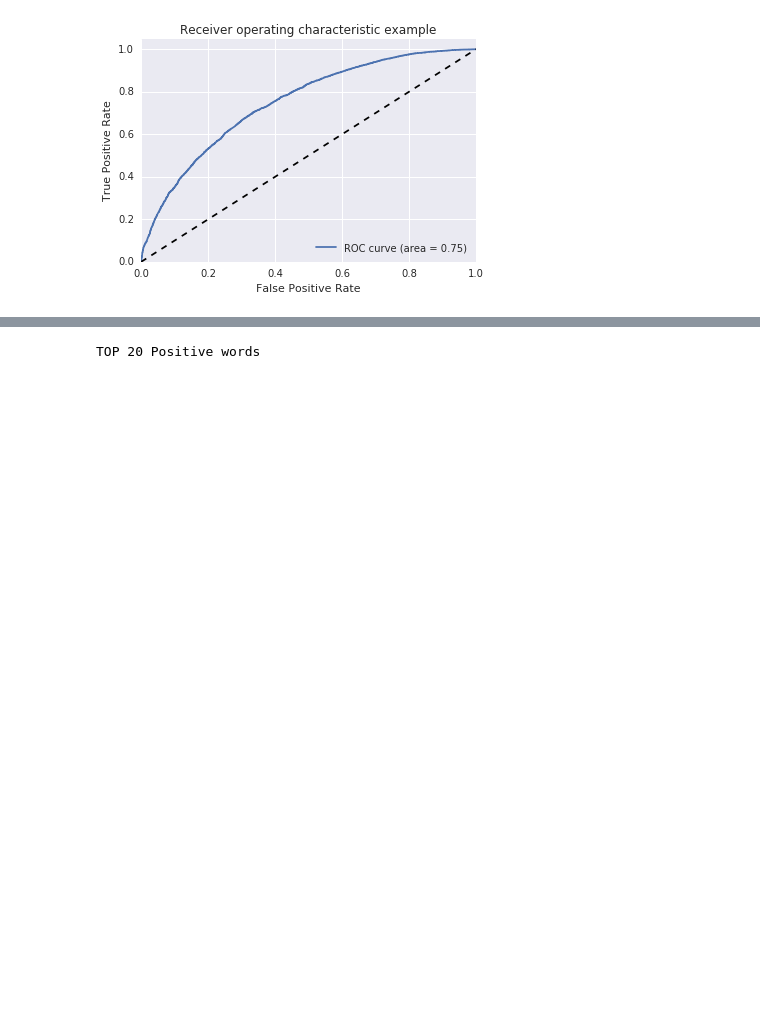
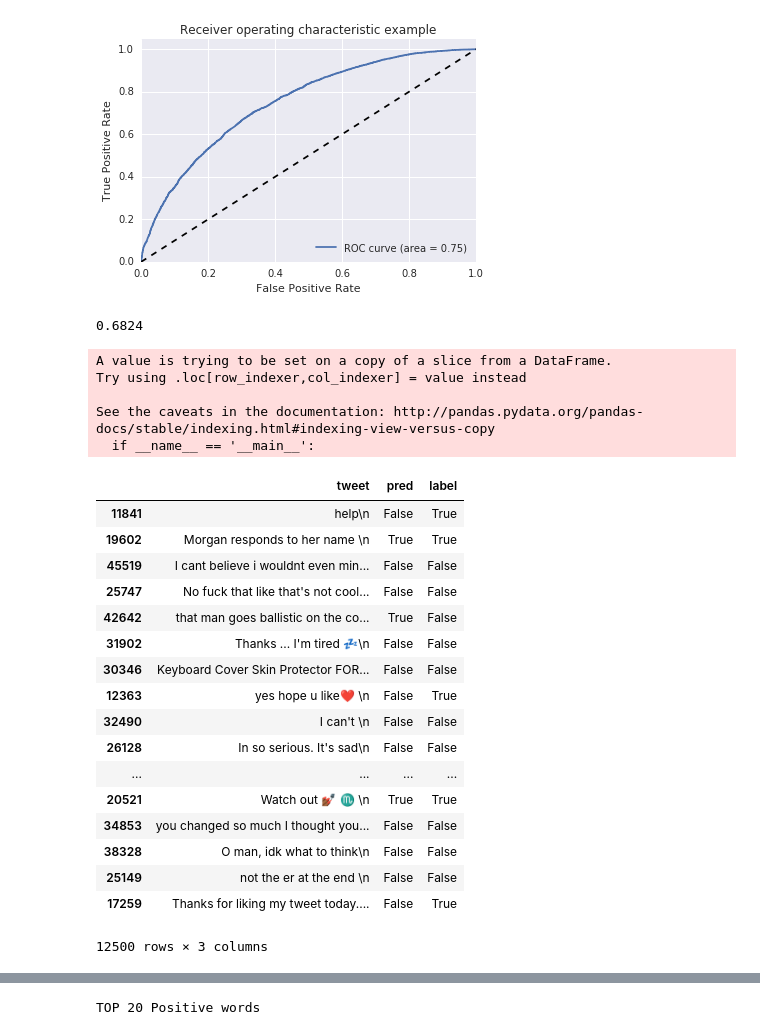
Before and after one commit to SuperHappyFunDataTime/SentimentAnalysis, a Jupyter notebook: Sentiment_Modeling_JL.ipynb, the cells around one changed output, grey strips where cells are left out. Cells and saved outputs as stored; diff of their text form; code cells hidden in the pictures; blank space fills up the shorter version.

```diff
--- a/Sentiment_Modeling_JL.ipynb
+++ b/Sentiment_Modeling_JL.ipynb
@@ -265,3 +267,36 @@ clf.fit(train_data.tweet.values, train_data.label)
 plot_roc_curve(test_data.label, clf.predict_proba(test_data.tweet)[:,1])
 # %% [output]
 [figure]
+# %%
+print(sum(test_data.label == clf.predict(test_data.tweet))*1.0/len(test_data))
+# %% [output]
+0.6824
+# %%
+test_data['pred'] = clf.predict(test_data.tweet)
+# %% [output]
+A value is trying to be set on a copy of a slice from a DataFrame.
+Try using .loc[row_indexer,col_indexer] = value instead
+
+See the caveats in the documentation: http://pandas.pydata.org/pandas-docs/stable/indexing.html#indexing-view-versus-copy
+  if __name__ == '__main__':
+# %%
+test_data[['tweet','pred','label']]
+# %% [output]
+|  | tweet | pred | label |
+| 11841 | help\n | False | True |
+| 19602 | Morgan responds to her name \n | True | True |
+| 45519 | I cant believe i wouldnt even min... | False | False |
+| 25747 | No fuck that like that's not cool... | False | False |
+| 42642 | that man goes ballistic on the co... | True | False |
+| 31902 | Thanks ... I'm tired 💤\n | False | False |
+| 30346 | Keyboard Cover Skin Protector FOR... | False | False |
+| 12363 | yes hope u like❤️ \n | False | True |
+| 32490 | I can't \n | False | False |
+| 26128 | In so serious. It's sad\n | False | False |
+| ... | ... | ... | ... |
+| 20521 | Watch out 💅🏾 ♏️ \n | True | True |
+| 34853 | you changed so much I thought you... | False | False |
+| 38328 | O man, idk what to think\n | False | False |
+| 25149 | not the er at the end \n | False | False |
+| 17259 | Thanks for liking my tweet today.... | False | True |
+12500 rows × 3 columns
```
Also changed, not shown: parts of 3 cells of this notebook, 3 other files.
